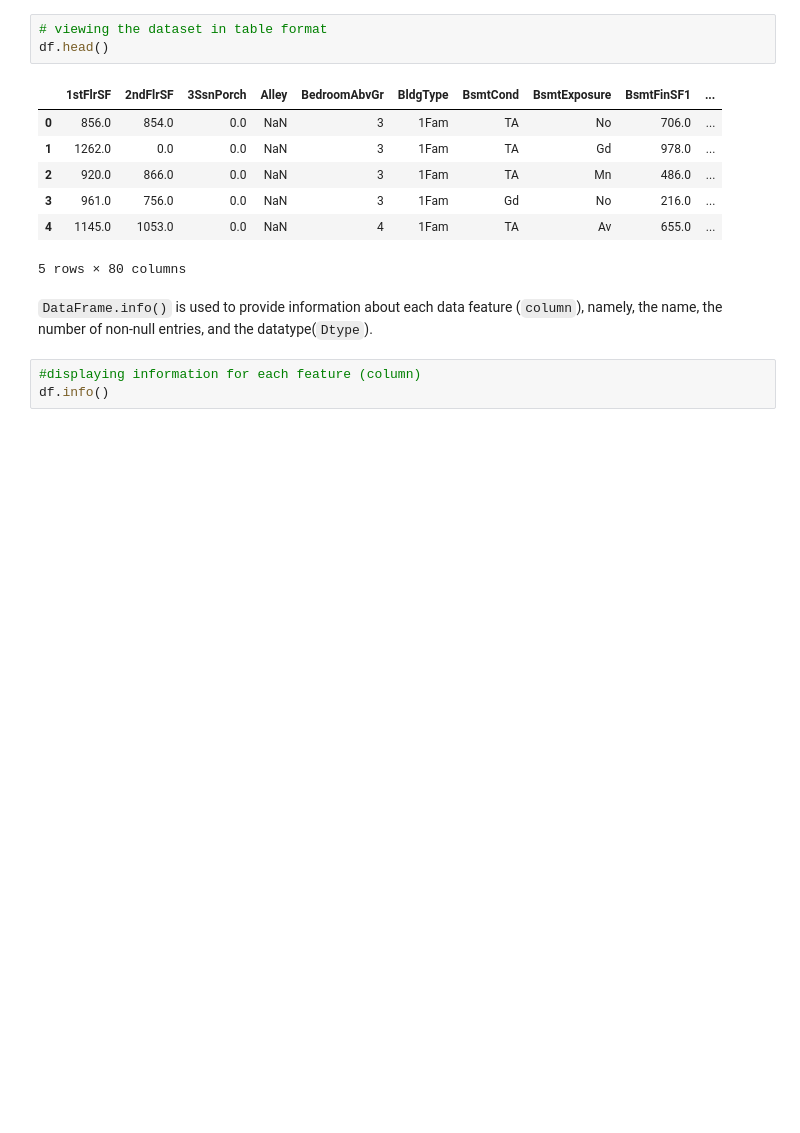
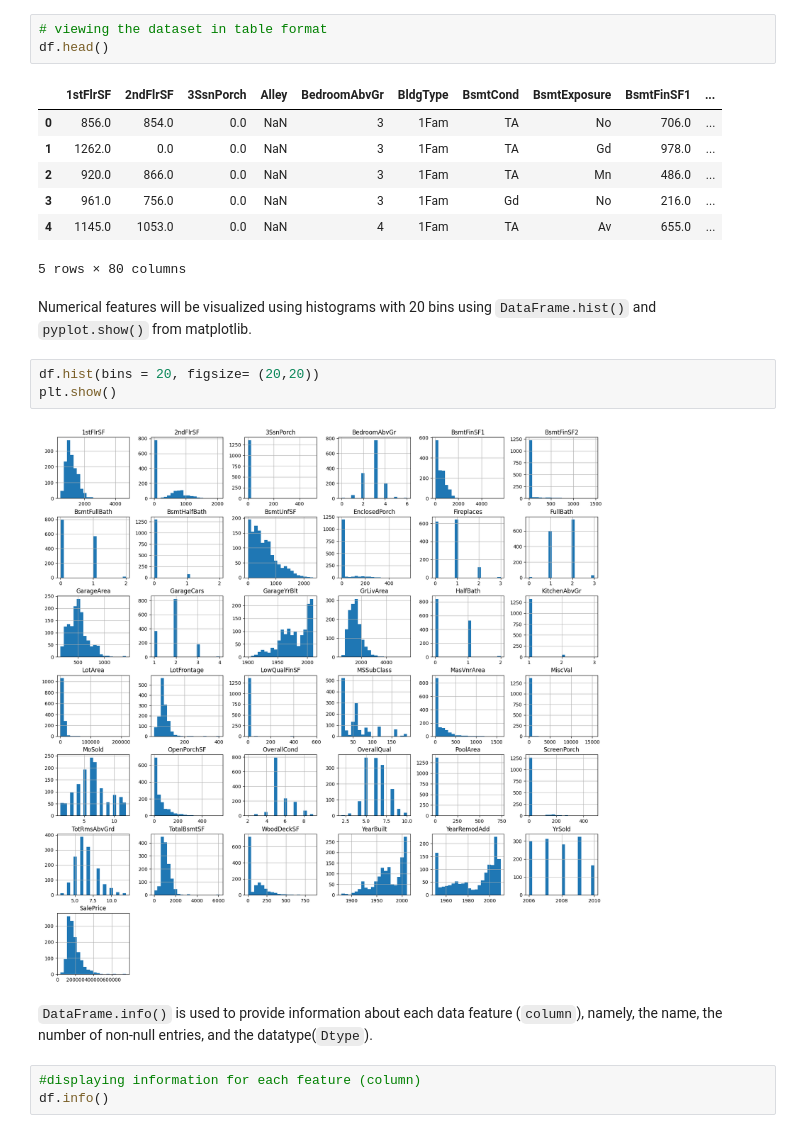
Before and after one commit to yousefmrashad/housing-classification, a Jupyter notebook: housing_prices_classification.ipynb, the cells around one changed output. Saved outputs shown, nothing was run; the diff lists cells and outputs as text; blank space fills up the shorter version.

Commit message:
Histograms

```diff
--- a/housing_prices_classification.ipynb
+++ b/housing_prices_classification.ipynb
@@ -22,6 +24,13 @@ df.head()
 | 3 | 961.0 | 756.0 | 0.0 | NaN | 3 | 1Fam | Gd | No | 216.0 | ... |
 | 4 | 1145.0 | 1053.0 | 0.0 | NaN | 4 | 1Fam | TA | Av | 655.0 | ... |
 5 rows × 80 columns
+# %% [markdown]
+Numerical features will be visualized using histograms with 20 bins using `DataFrame.hist()` and `pyplot.show()` from matplotlib.
+# %%
+df.hist(bins = 20, figsize= (20,20))
+plt.show()
+# %% [output]
+[figure, added]
 # %% [markdown]
 `DataFrame.info()` is used to provide information about each data feature (`column`), namely, the name, the number of non-null entries, and the datatype(`Dtype`).
 # %%
```
Also changed, not shown: parts of 7 cells of this notebook.
